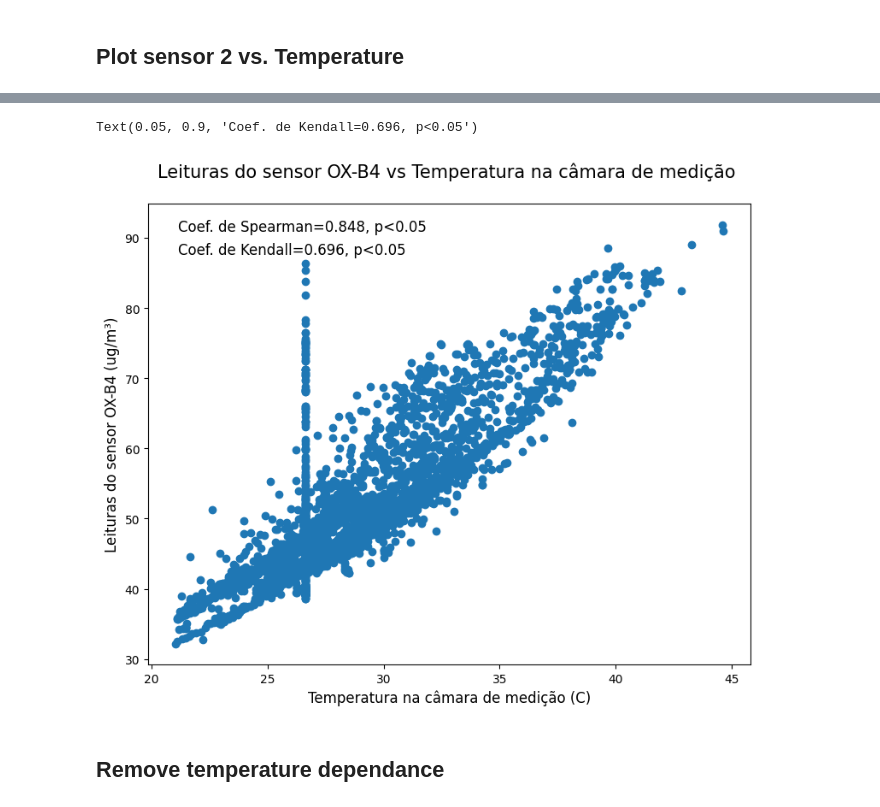
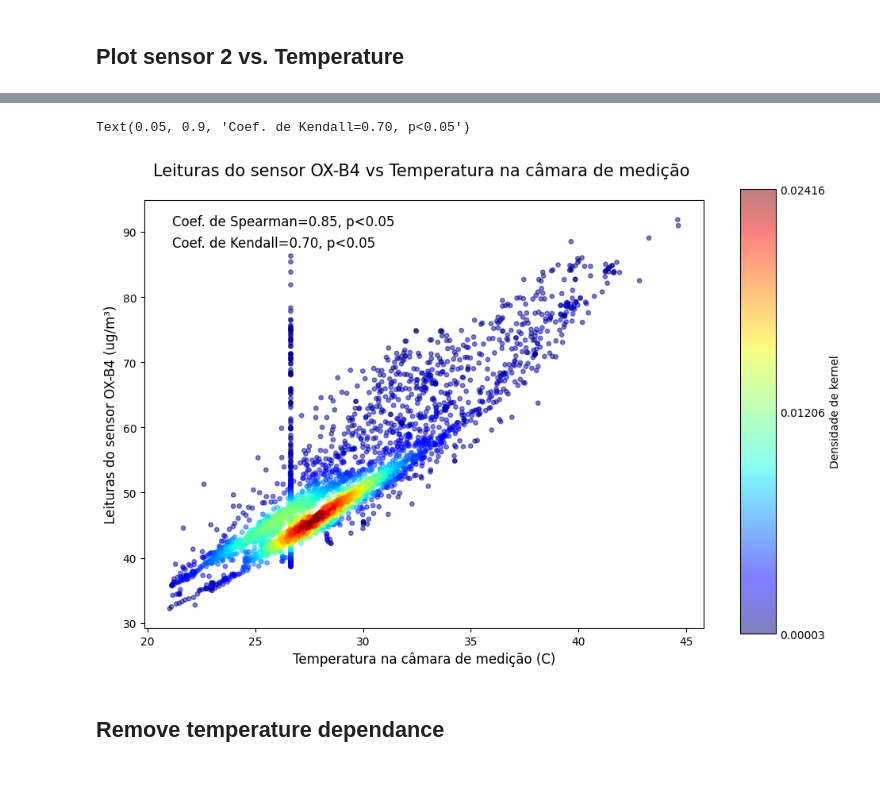
Before and after one commit to campofernando/lcqar-low-cost-monit-proc, a Jupyter notebook: data-pre-processing/O3-sensor_environment_preprocessing.ipynb, the cells around one changed output, grey strips where cells are left out. Drawn from its saved outputs; the diff is of its cells as text; code cells hidden in the pictures; blank space fills up the shorter version.

```diff
--- a/data-pre-processing/O3-sensor_environment_preprocessing.ipynb
+++ b/data-pre-processing/O3-sensor_environment_preprocessing.ipynb
@@ -295,39 +306,54 @@ Text(0.05, 0.9, 'Coef. de Kendall=0.266, p<0.05')
 # %% [markdown]
 ## Plot sensor 2 vs. Temperature
 # %%
+from scipy.stats import kendalltau, spearmanr, gaussian_kde
+import numpy as np
+import matplotlib.pyplot as plt
 
 fig, ax = plt.subplots(figsize=(1.3*7,7))
-plt.scatter(valid_dataframe['temperature'], valid_dataframe['measuring 2'])
+valid_measuring_2_df = valid_dataframe[valid_dataframe['measuring 2'].isna() == False]
+xy = np.vstack([valid_measuring_2_df['temperature'],valid_measuring_2_df['measuring 2']])
+z = gaussian_kde(xy)(xy)
+
+plt.scatter(valid_measuring_2_df['temperature'], valid_measuring_2_df['measuring 2'], c=z, cmap='jet', s=15, alpha=.5)
+
 plt.title('Leituras do sensor OX-B4 vs Temperatura na câmara de medição \n',
           fontdict={'fontsize':15})
 plt.xlabel('Temperatura na câmara de medição (C)',
            fontsize=12)
 plt.ylabel('Leituras do sensor OX-B4 (ug/m\N{SUPERSCRIPT THREE})',
            fontsize=12)
-coef, p = spearmanr(valid_dataframe['temperature'], valid_dataframe['measuring 2'],
+coef, p = spearmanr(valid_measuring_2_df['temperature'], valid_measuring_2_df['measuring 2'],
                     nan_policy='omit')
-print('Spearmans correlation coefficient: %.3f' % coef)
+
+print('Spearmans correlation coefficient: %.2f' % coef)
 # interpret the significance
 alpha = 0.05
 if p > alpha:
-	print('Samples are uncorrelated (fail to reject H0) p=%.3f' % p)
+	print('Samples are uncorrelated (fail to reject H0) p=%.2f' % p)
 else:
-	print('Samples are correlated (reject H0) p=%.3f' % p)
+	print('Samples are correlated (reject H0) p=%.2f' % p)
 
-kendall, pken = kendalltau( valid_dataframe['temperature'], valid_dataframe['measuring 2'],
+kendall, pken = kendalltau( valid_measuring_2_df['temperature'], valid_measuring_2_df['measuring 2'],
                             nan_policy='omit')
-print('Kendall correlation coefficient: %.3f' % coef)
+print('Kendall correlation coefficient: %.2f' % coef)
 # interpret the significance
 alpha = 0.05
 if p > alpha:
-	print('Samples are uncorrelated (fail to reject H0) p=%.3f' % p)
+	print('Samples are uncorrelated (fail to reject H0) p=%.2f' % p)
 else:
-	print('Samples are correlated (reject H0) p=%.3f' % p)
+	print('Samples are correlated (reject H0) p=%.2f' % p)
 
-string = 'Coef. de Spearman=%.3f, p<0.05' % coef
+cax = plt.axes([0.95, 0.1, 0.05, 0.8])
+cbar = plt.colorbar(orientation='vertical', cax=cax, label="Densidade de kernel")
+ticks = [z.min(), (z.max() - z.min()) / 2, z.max()]
+cbar.set_ticks(np.array(ticks))
+cbar.ax.tick_params(labelsize=10, length=0)
+
+string = 'Coef. de Spearman=%.2f, p<0.05' % coef
 plt.text(0.05, 0.95, string, horizontalalignment='left', fontsize=12,
          verticalalignment='center', transform=ax.transAxes)
-string = 'Coef. de Kendall=%.3f, p<0.05' % kendall
+string = 'Coef. de Kendall=%.2f, p<0.05' % kendall
 plt.text(0.05, 0.90, string, horizontalalignment='left', fontsize=12,
          verticalalignment='center', transform=ax.transAxes)
 # %% [output]
@@ -338,5 +364,5 @@ Samples are correlated (reject H0) p=0.000
-Text(0.05, 0.9, 'Coef. de Kendall=0.696, p<0.05')
+Text(0.05, 0.9, 'Coef. de Kendall=0.70, p<0.05')
-[figure, old version]
+[figure, new version]
 # %% [markdown]
 ## Remove temperature dependance
 # %% [markdown]
```
Also changed, not shown: parts of 2 cells of this notebook, 8 other files.
